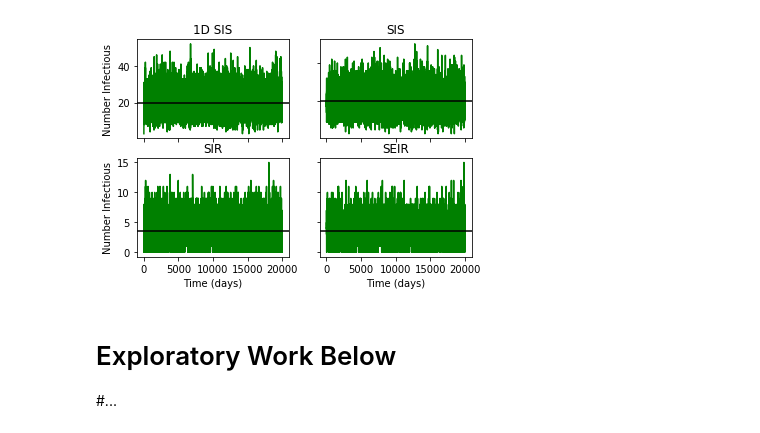
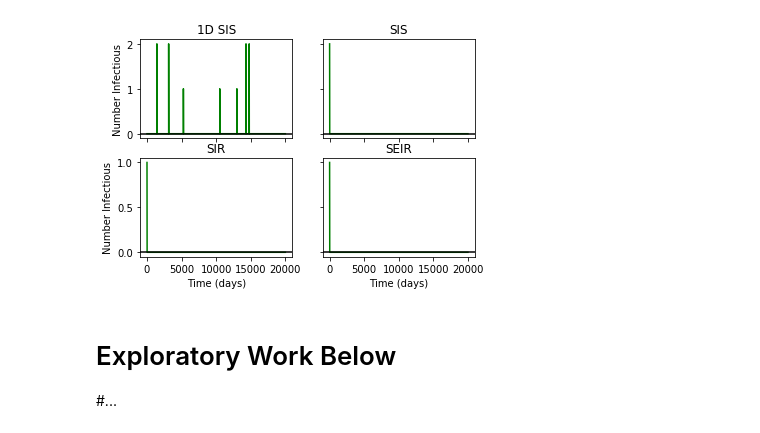
Before and after one commit to GNieddu/SISkappa, a Jupyter notebook: deterministicSolver.ipynb, the cells around one changed output. Saved outputs shown, nothing was run; the diff lists cells and outputs as text; code cells hidden in the pictures.

Commit message:
General update, includes new R code to plot KL divergence across models and parameter values.

```diff
--- a/deterministicSolver.ipynb
+++ b/deterministicSolver.ipynb
@@ -46,7 +46,7 @@ N_list = 10.0 ** (np.linspace(2,5,30))
 
 # kappa_list = kappa_list[-5:-1]
 # N_list = N_list[-5:-1]
-t_points = np.linspace(0,50000,51)
+t_points = np.linspace(0,200000,51)
 # %%
 def plotCompareGrid(kappa_val,N_val):
 
@@ -123,36 +123,36 @@ def plotCompareGrid(kappa_val,N_val):
                      atol = 1e-6,
                      rtol = 1e-6)
 
     fig, axs = plt.subplots(2, 2)
     axs[0, 0].plot(simdat_SI[:,0],simdat_SI[:,1],'g-')
     axs[0, 0].axhline(y = sol_SI.y[0][-1], color='k', linestyle='-')
     axs[0, 0].set_title('1D SIS')
 
     axs[0, 1].plot(simdat_SIS[:,0],simdat_SIS[:,1],'g-')
     axs[0, 1].axhline(y = sol_SIS.y[1][-1], color='k', linestyle='-')
     axs[0, 1].set_title('SIS')
 
     axs[1, 0].plot(simdat_SIR[:,0],simdat_SIR[:,1],'g-')
     axs[1, 0].axhline(y = sol_SIR.y[1][-1], color='k', linestyle='-')
     axs[1, 0].set_title('SIR')
 
     axs[1, 1].plot(simdat_SEIR[:,0],simdat_SEIR[:,1],'g-')
     axs[1, 1].axhline(y = sol_SEIR.y[2][-1], color='k', linestyle='-')
     axs[1, 1].set_title('SEIR')
 
     for ax in axs.flat:
         ax.set(xlabel='Time (days)', ylabel='Number Infectious')
 
     # Hide x labels and tick labels for top plots and y ticks for right plots.
     for ax in axs.flat:
         ax.label_outer()
 
 
-plotCompareGrid(kappa_list[29],N_list[29])
+plotCompareGrid(kappa_list[5],N_list[5])
 
-plt.savefig('Deterministic_Stoch_Compare.pdf', bbox_inches="tight")
+# plt.savefig('Deterministic_Stoch_Compare.pdf', bbox_inches="tight")
 # %% [output]
-[figure, old version]
+[figure, new version]
 # %% [markdown]
 # Exploratory Work Below
 #...
```
Also changed, not shown: 34 other files.
